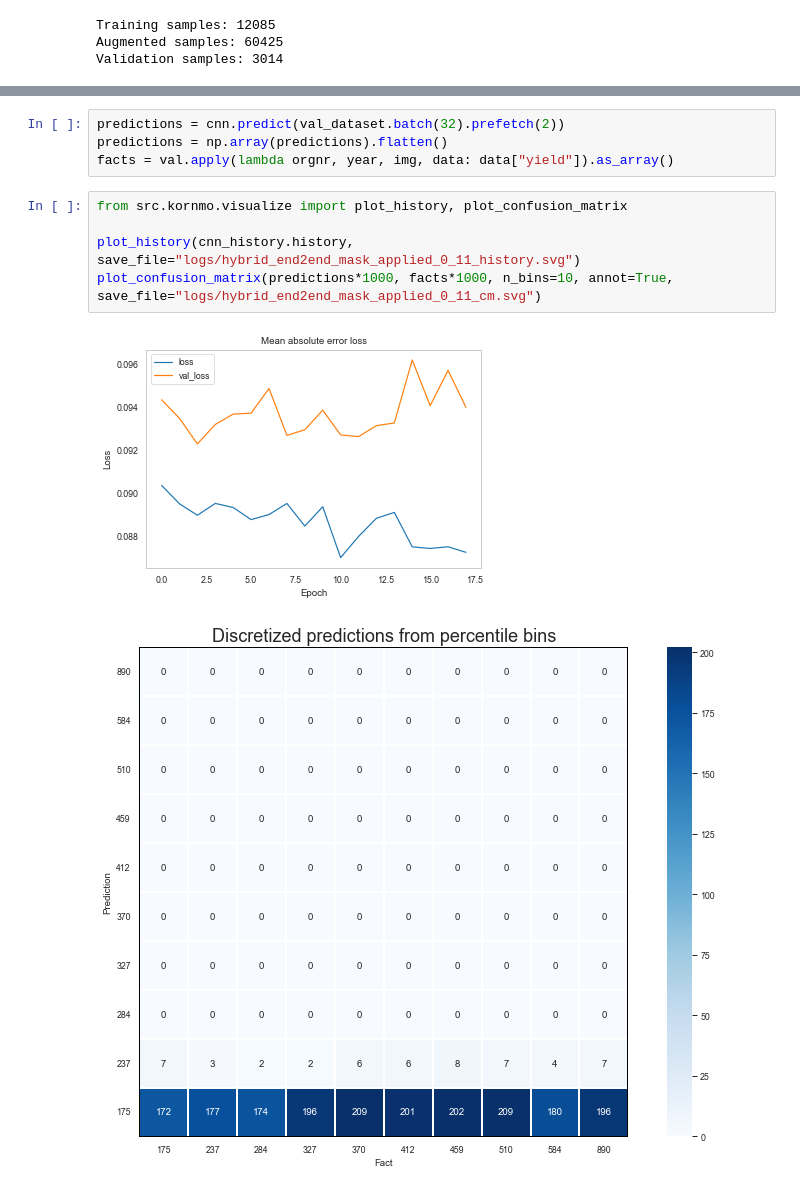
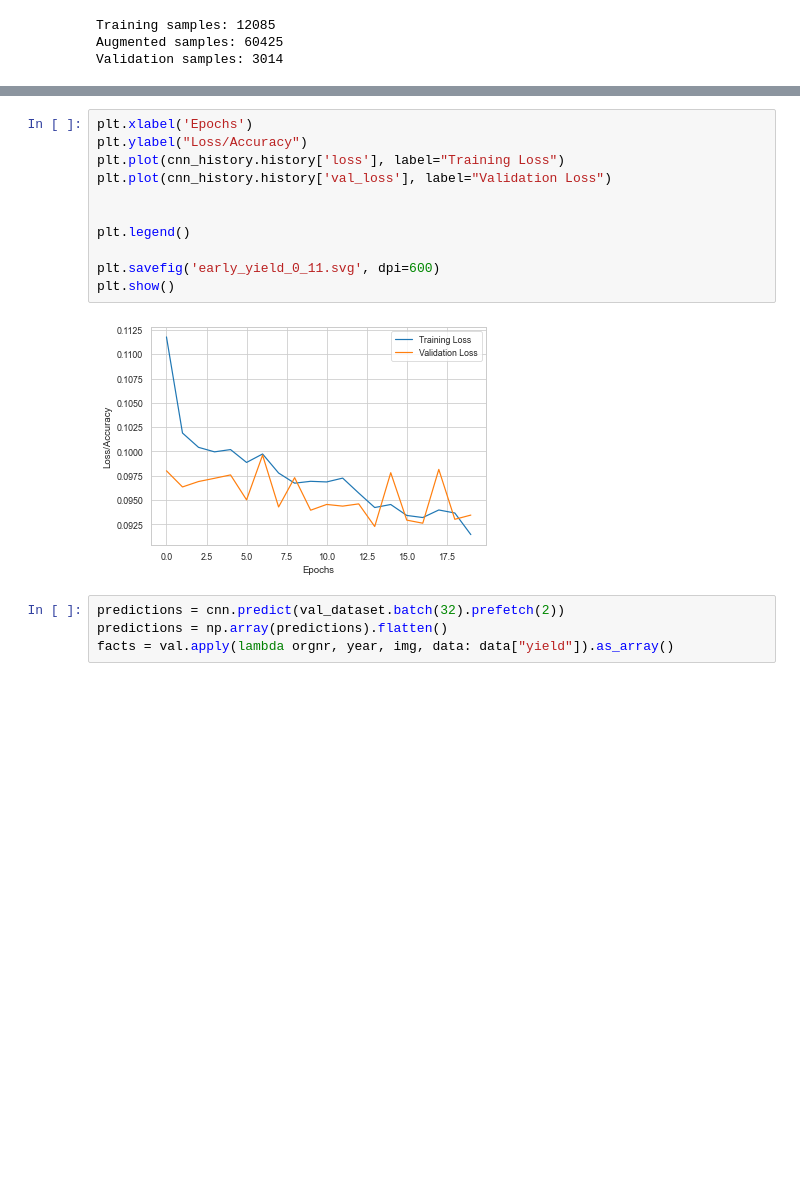
Before and after one commit to Ilumenar/kornmo-master-thesis, a Jupyter notebook: src/yield_prediction/hybrid_0_11.ipynb, the cells around one changed output, grey strips where cells are left out. Cells and saved outputs as stored; diff of their text form; blank space fills up the shorter version.

```diff
--- a/src/yield_prediction/hybrid_0_11.ipynb
+++ b/src/yield_prediction/hybrid_0_11.ipynb
@@ -538,12 +550,17 @@ KeyboardInterrupt:
+# %%
+plt.xlabel('Epochs')
+plt.ylabel("Loss/Accuracy")
+plt.plot(cnn_history.history['loss'], label="Training Loss")
+plt.plot(cnn_history.history['val_loss'], label="Validation Loss")
+
+
+plt.legend()
+
+plt.savefig('early_yield_0_11.svg', dpi=600)
+plt.show()
+# %% [output]
+[figure, added]
 # %%
 predictions = cnn.predict(val_dataset.batch(32).prefetch(2))
 predictions = np.array(predictions).flatten()
 facts = val.apply(lambda orgnr, year, img, data: data["yield"]).as_array()
-# %%
-from src.kornmo.visualize import plot_history, plot_confusion_matrix
-
-plot_history(cnn_history.history, save_file="logs/hybrid_end2end_mask_applied_0_11_history.svg")
-plot_confusion_matrix(predictions*1000, facts*1000, n_bins=10, annot=True, save_file="logs/hybrid_end2end_mask_applied_0_11_cm.svg")
-# %% [output]
-[figure, removed]
-[figure, removed]
```
Also changed, not shown: parts of 8 cells of this notebook, 9 other files.
